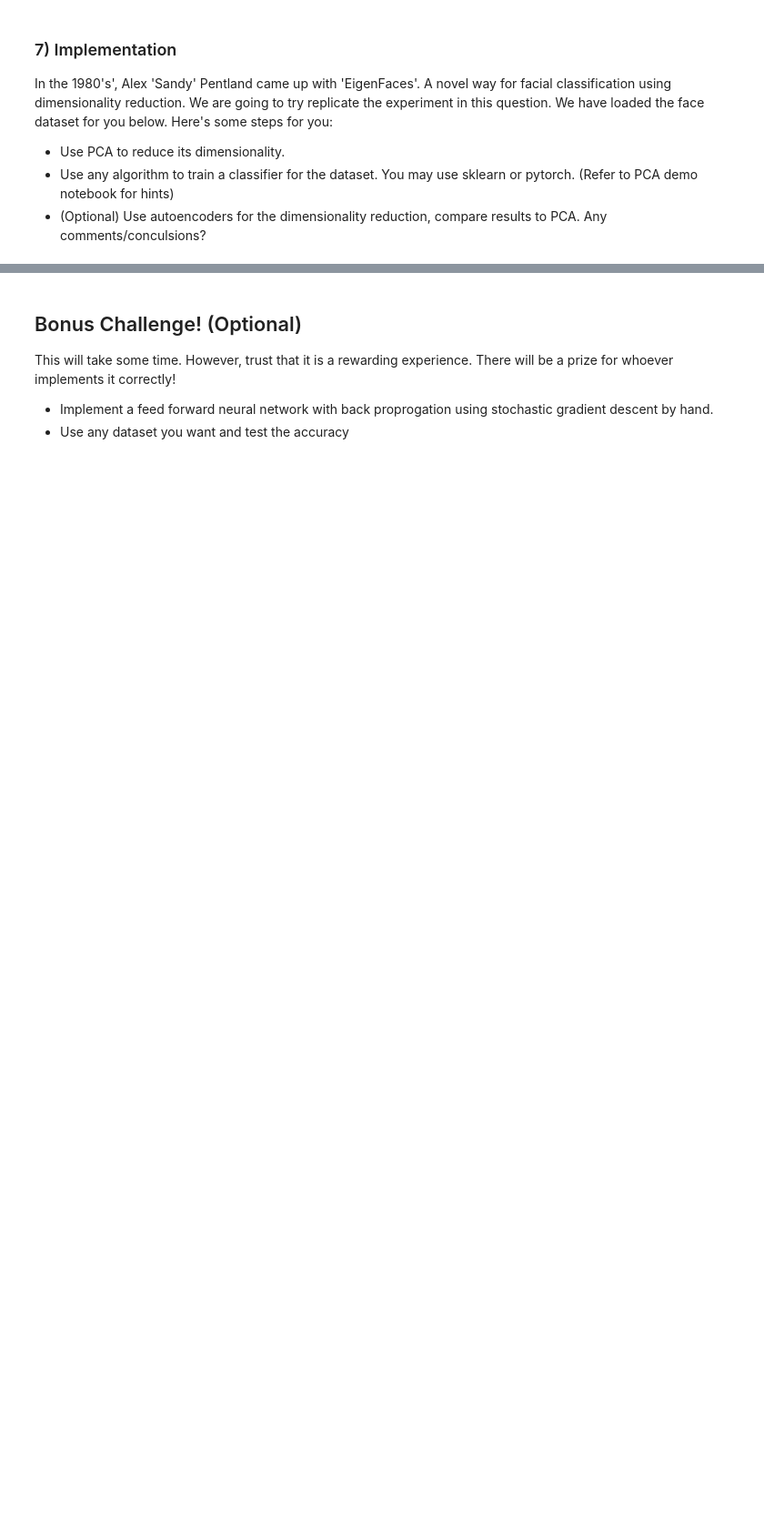
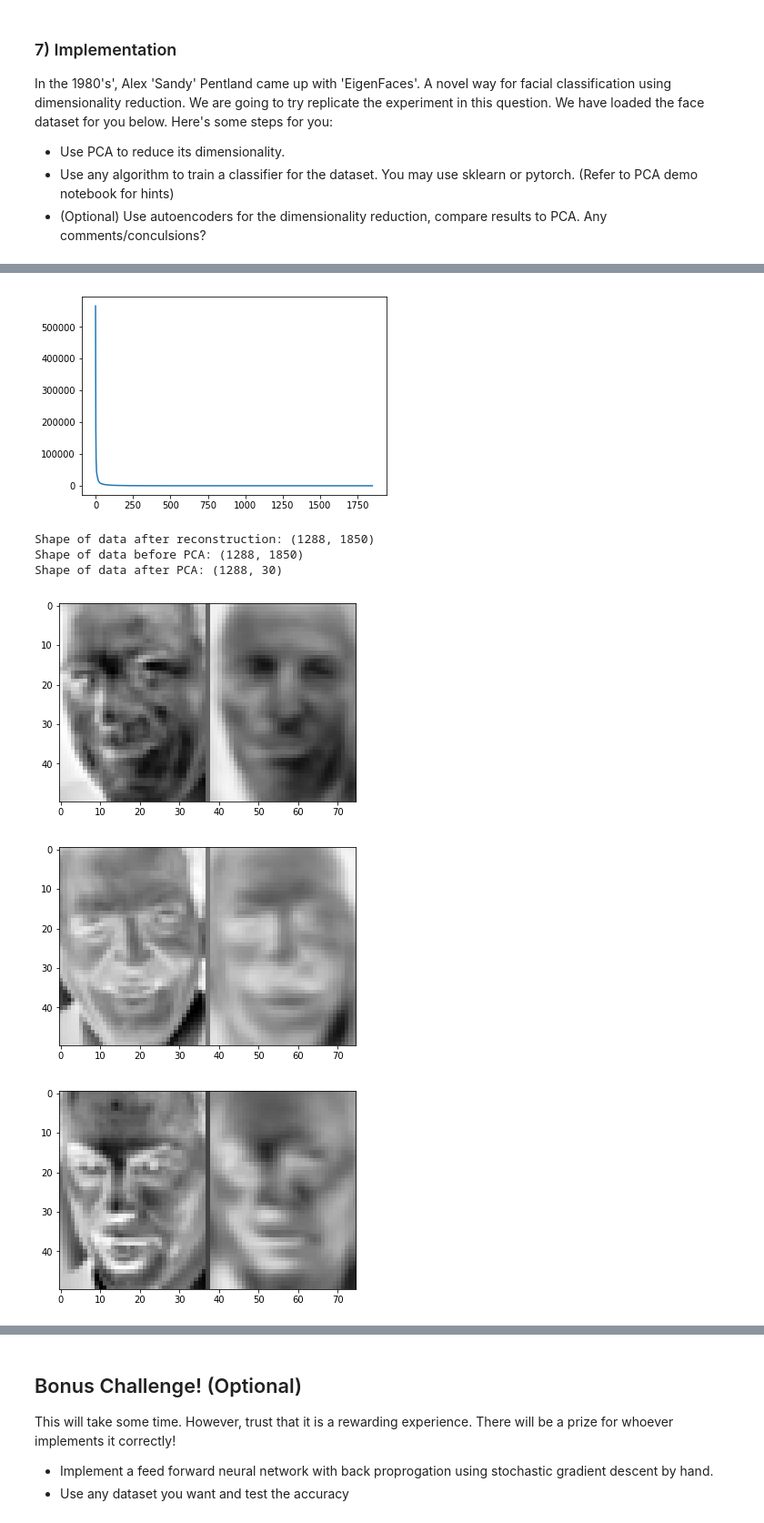
Before and after one commit to McGillAISociety/mais-bootcamp-w2019, a Jupyter notebook: Assignment4/MAIS 202 - Assignment 4.ipynb, the cells around one changed output, grey strips where cells are left out. Shown at 91% size. Drawn from its saved outputs; the diff is of its cells as text; code cells hidden in the pictures; blank space fills up the shorter version.

```diff
--- a/Assignment4/MAIS 202 - Assignment 4.ipynb
+++ b/Assignment4/MAIS 202 - Assignment 4.ipynb
@@ -90,22 +338,32 @@ In the 1980's', Alex 'Sandy' Pentland came up with 'EigenFaces'. A novel way for
 from sklearn.datasets import fetch_lfw_people
 
 # uncomment below to load dataset(takes ~5 mins to load data)
-# lfw_people = fetch_lfw_people(min_faces_per_person=70, resize=0.4)
+lfw_people = fetch_lfw_people(min_faces_per_person=70, resize=0.4)
 
-# introspect the images arrays to find the shapes (for plotting)
+# introspect the images arrays to find the shapes (for plotting) h and w tell the dimension of the picture
 n_samples, h, w = lfw_people.images.shape
+print(n_samples)
+print(h)
+print(w)
+
 
 # assigning features vectors
 X = lfw_people.data
 n_features = X.shape[1]
+print(X.shape)
 
 # the label to predict is the id of the person
 y = lfw_people.target
 target_names = lfw_people.target_names
 n_classes = target_names.shape[0]
+#means that there is 7 different people.
+#Target is used in supervised learning (what we are trying to predict)
 
 print("Total dataset size:")
 print("n_samples: %d" % n_samples)
 print("n_features: %d" % n_features)
 print("n_classes: %d" % n_classes)
+
+print("Size of each vector: {0}".format(X[0].shape))
+X = np.array([face.ravel() for face in X])
 # %% [output]
@@ -123,0 +379,59 @@ plt.imshow(X[1].reshape(h,w), cmap = 'gray')
+# %%
+# plot an example image
+#plt.imshow(X[2].reshape(h,w), cmap = 'gray')
+
+### insert your code here ###
+from sklearn.decomposition import PCA
+from sklearn.preprocessing import StandardScaler
+import matplotlib.pyplot as plt
+
+#Creating a scalar object
+scaler = StandardScaler()
+
+
+# #Step 1: Standarize data with a mean of 0 and a variance of 1
+x = scaler.fit_transform(X)
+
+# Step 2: Find eigenvalues/vectors of the centered covariance matrix
+# Note: Each image is a 2D grid of  50×37  pixels, but PCA operates on vectors. So, we will unravel each image into a vector of length  50⋅37=1850 .
+X = np.array([data.ravel() for data in x])
+
+
+X_average_row = np.average(X, axis=0)
+X_bar = X - X_average_row
+sigma = X_bar.T.dot(X_bar)
+
+eigenvalues, _ = np.linalg.eig(sigma)
+
+plt.plot(np.arange(len(eigenvalues)), eigenvalues)
+plt.show()
+
+#Step 3: Perform PCA to reduce its dimensionality.
+pca = PCA(n_components=30)
+principalComponents = pca.fit_transform(x)
+X_reconstructed = pca.inverse_transform(principalComponents)
+print("Shape of data after reconstruction: {0}".format(X_reconstructed.shape))
+print("Shape of data before PCA: {0}".format(x.shape))
+print("Shape of data after PCA: {0}".format(principalComponents.shape))
+
+#Step 4: Compare to initial picture
+for i in np.random.choice(len(x), size=4):
+    original = x[i].reshape(h, w)
+    reconstructed = X_reconstructed[i].reshape(h, w)
+    divider = np.ones((original.shape[0], 1))
+    plt.imshow(np.concatenate((original, divider, reconstructed), axis=1), cmap='Greys')
+    plt.show()
+
+
+#Use any algorithm to train a classifier for the dataset. You may use sklearn or pytorch. (Refer to PCA demo notebook for hints)
+#logistic regression ???
+
+#(Optional) Use autoencoders for the dimensionality reduction, compare results to PCA. Any comments/conculsions?
+# %% [output]
+[figure, added]
+Shape of data after reconstruction: (1288, 1850)
+Shape of data before PCA: (1288, 1850)
+Shape of data after PCA: (1288, 30)
+[figure, added]
+[figure, added]
+[figure, added]
```
Also changed, not shown: parts of 22 cells of this notebook.
